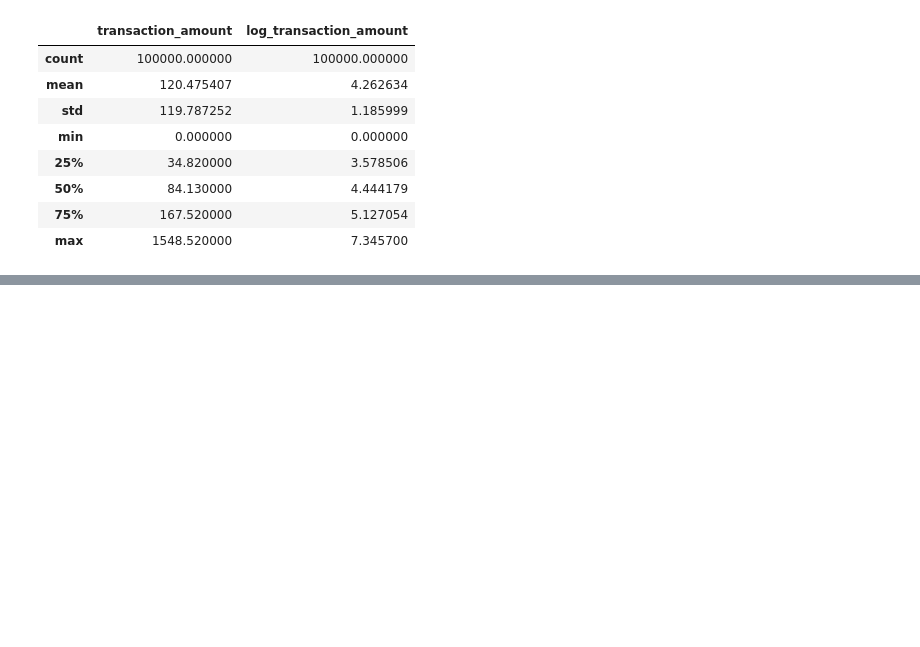
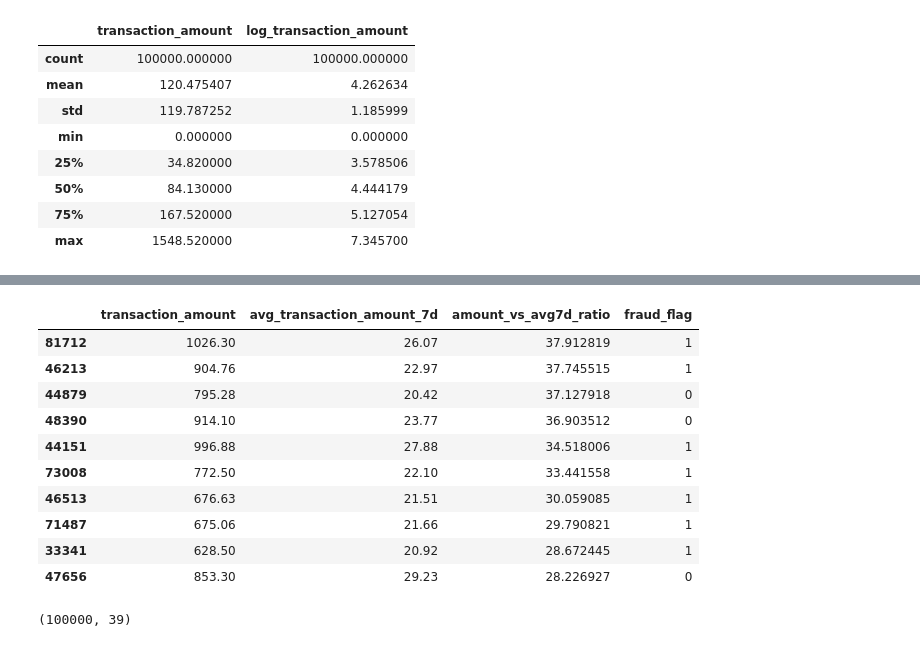
Before and after one commit to adityad12/fraud_detection, a Jupyter notebook: 01_eda.ipynb, the cells around one changed output, grey strips where cells are left out. Drawn from its saved outputs; the diff is of its cells as text; code cells hidden in the pictures; blank space fills up the shorter version.

```diff
--- a/01_eda.ipynb
+++ b/01_eda.ipynb
@@ -285,3 +285,5 @@ data[['transaction_amount', 'log_transaction_amount']].describe()
 | max | 1548.520000 | 7.345700 |
 # %%
 data["intl_and_highrisk_device"] = data["is_international"] * data["high_risk_device_flag"]
+# %%
+data["amount_vs_avg7d_ratio"] = data["transaction_amount"] / (data["avg_transaction_amount_7d"] + 1)
@@ -287,0 +319,14 @@ data["intl_and_highrisk_device"] = data["is_international"] * data["high_risk_de
+# %%
+data[data['amount_vs_avg7d_ratio'] > 20][['transaction_amount', 'avg_transaction_amount_7d', 'amount_vs_avg7d_ratio', 'fraud_flag']].sort_values('amount_vs_avg7d_ratio', ascending=False).head(10)
+# %% [output]
+|  | transaction_amount | avg_transaction_amount_7d | amount_vs_avg7d_ratio | fraud_flag |
+| 81712 | 1026.30 | 26.07 | 37.912819 | 1 |
+| 46213 | 904.76 | 22.97 | 37.745515 | 1 |
+| 44879 | 795.28 | 20.42 | 37.127918 | 0 |
+| 48390 | 914.10 | 23.77 | 36.903512 | 0 |
+| 44151 | 996.88 | 27.88 | 34.518006 | 1 |
+| 73008 | 772.50 | 22.10 | 33.441558 | 1 |
+| 46513 | 676.63 | 21.51 | 30.059085 | 1 |
+| 71487 | 675.06 | 21.66 | 29.790821 | 1 |
+| 33341 | 628.50 | 20.92 | 28.672445 | 1 |
+| 47656 | 853.30 | 29.23 | 28.226927 | 0 |
@@ -287,0 +335,4 @@ data["intl_and_highrisk_device"] = data["is_international"] * data["high_risk_de
+# %%
+data_encoded.shape
+# %% [output]
+(100000, 39)
```
Also changed, not shown: parts of 17 cells of this notebook.
